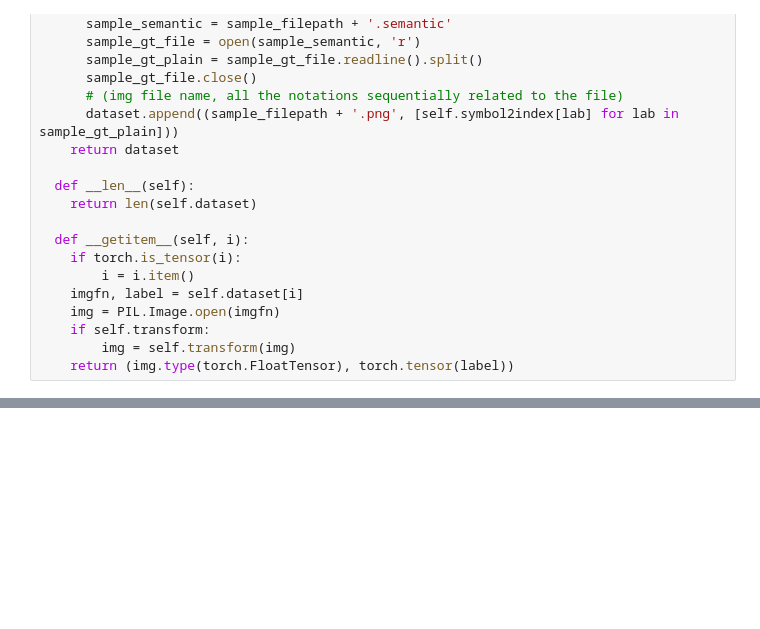
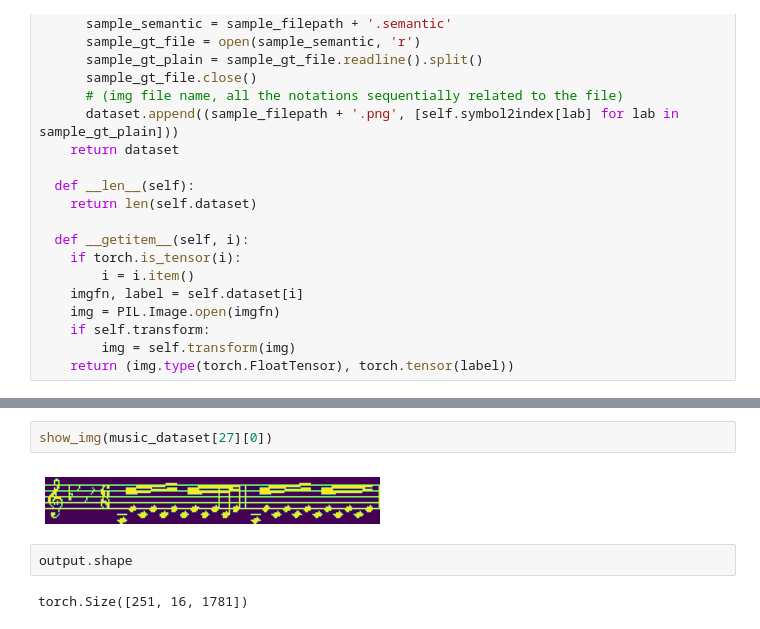
Before and after one commit to jahn18/ML-Music-Sheet-Classifier, a Jupyter notebook: ML_model/CPEN_291_Classification_Model.ipynb, the cells around one changed output, grey strips where cells are left out. Cells and saved outputs as stored; diff of their text form; blank space fills up the shorter version.

```diff
--- a/ML_model/CPEN_291_Classification_Model.ipynb
+++ b/ML_model/CPEN_291_Classification_Model.ipynb
@@ -329,0 +361,8 @@ run_all_det(model_det, criterion_det, optimizer_det, scheduler_det, 10)
+# %%
+show_img(music_dataset[27][0])
+# %% [output]
+[figure, added]
+# %%
+output.shape
+# %% [output]
+torch.Size([251, 16, 1781])
```
Also changed, not shown: parts of 20 cells of this notebook.
